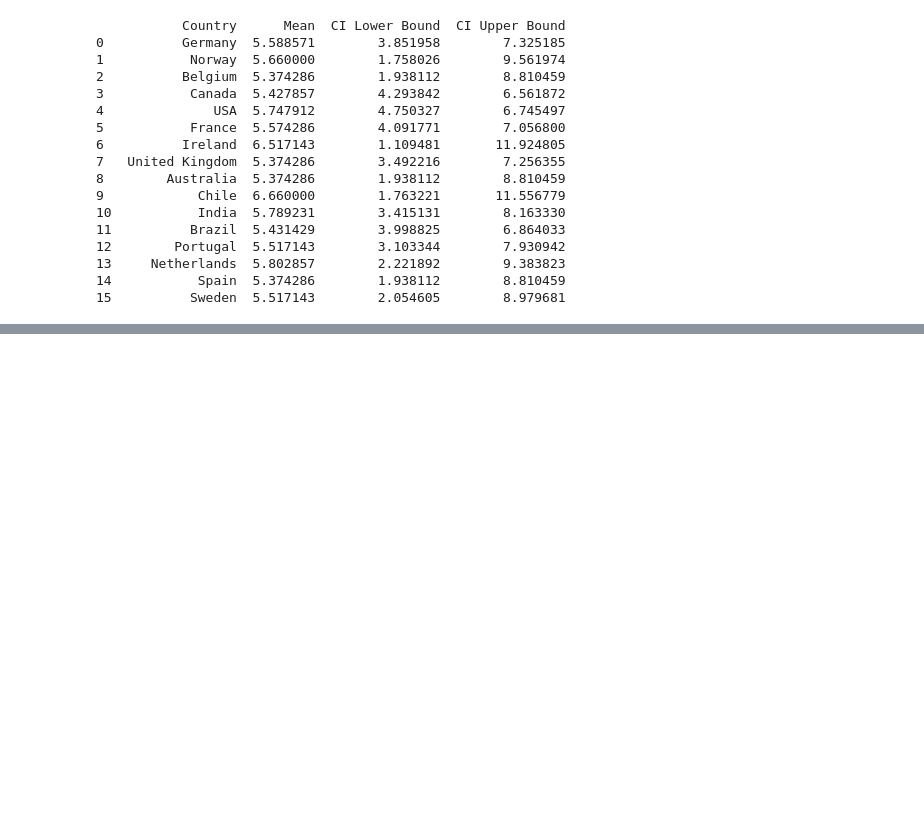
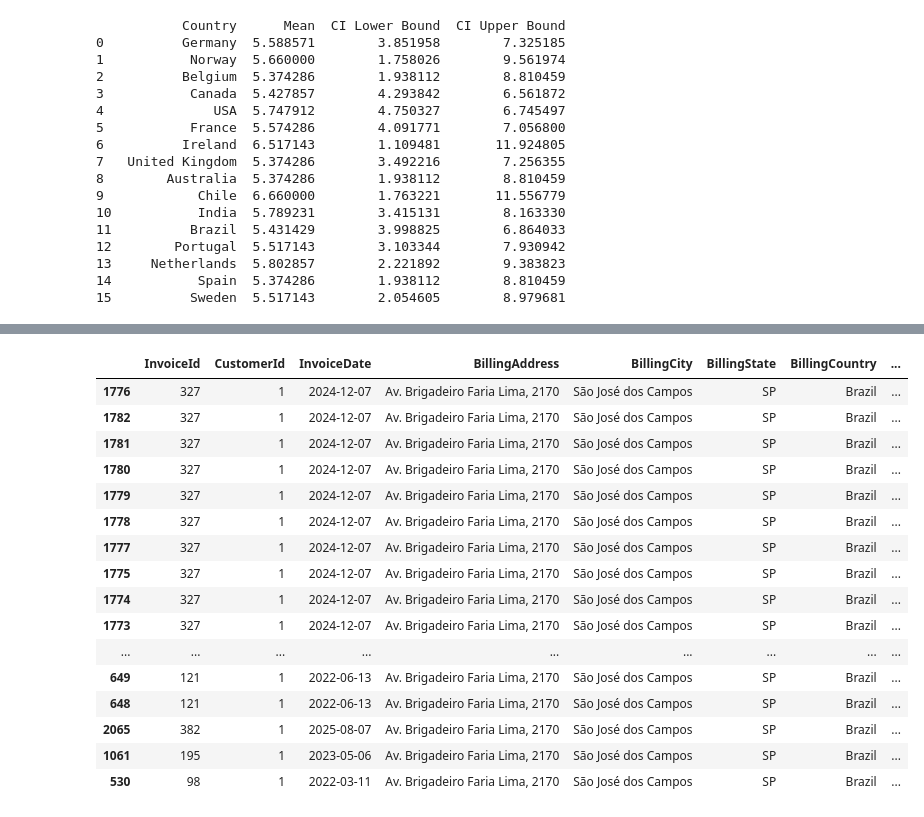
Before and after one commit to SobhanSalarian/MusicStore, a Jupyter notebook: notebooks/AnalyzingTheData.ipynb, the cells around one changed output, grey strips where cells are left out. Drawn from its saved outputs; the diff is of its cells as text; code cells hidden in the pictures; blank space fills up the shorter version.

```diff
--- a/notebooks/AnalyzingTheData.ipynb
+++ b/notebooks/AnalyzingTheData.ipynb
@@ -743,0 +783,20 @@ print(confidence_intervals)
+# %%
+invoice_invoiceLine.sort_values(by='CustomerId').head(30)
+# %% [output]
+|  | InvoiceId | CustomerId | InvoiceDate | BillingAddress | BillingCity | BillingState | BillingCountry | ... |
+| 1776 | 327 | 1 | 2024-12-07 | Av. Brigadeiro Faria Lima, 2170 | São José dos Campos | SP | Brazil | ... |
+| 1782 | 327 | 1 | 2024-12-07 | Av. Brigadeiro Faria Lima, 2170 | São José dos Campos | SP | Brazil | ... |
+| 1781 | 327 | 1 | 2024-12-07 | Av. Brigadeiro Faria Lima, 2170 | São José dos Campos | SP | Brazil | ... |
+| 1780 | 327 | 1 | 2024-12-07 | Av. Brigadeiro Faria Lima, 2170 | São José dos Campos | SP | Brazil | ... |
+| 1779 | 327 | 1 | 2024-12-07 | Av. Brigadeiro Faria Lima, 2170 | São José dos Campos | SP | Brazil | ... |
+| 1778 | 327 | 1 | 2024-12-07 | Av. Brigadeiro Faria Lima, 2170 | São José dos Campos | SP | Brazil | ... |
+| 1777 | 327 | 1 | 2024-12-07 | Av. Brigadeiro Faria Lima, 2170 | São José dos Campos | SP | Brazil | ... |
+| 1775 | 327 | 1 | 2024-12-07 | Av. Brigadeiro Faria Lima, 2170 | São José dos Campos | SP | Brazil | ... |
+| 1774 | 327 | 1 | 2024-12-07 | Av. Brigadeiro Faria Lima, 2170 | São José dos Campos | SP | Brazil | ... |
+| 1773 | 327 | 1 | 2024-12-07 | Av. Brigadeiro Faria Lima, 2170 | São José dos Campos | SP | Brazil | ... |
+| ... | ... | ... | ... | ... | ... | ... | ... | ... |
+| 649 | 121 | 1 | 2022-06-13 | Av. Brigadeiro Faria Lima, 2170 | São José dos Campos | SP | Brazil | ... |
+| 648 | 121 | 1 | 2022-06-13 | Av. Brigadeiro Faria Lima, 2170 | São José dos Campos | SP | Brazil | ... |
+| 2065 | 382 | 1 | 2025-08-07 | Av. Brigadeiro Faria Lima, 2170 | São José dos Campos | SP | Brazil | ... |
+| 1061 | 195 | 1 | 2023-05-06 | Av. Brigadeiro Faria Lima, 2170 | São José dos Campos | SP | Brazil | ... |
+| 530 | 98 | 1 | 2022-03-11 | Av. Brigadeiro Faria Lima, 2170 | São José dos Campos | SP | Brazil | ... |
```
Also changed, not shown: parts of 4 cells of this notebook.
